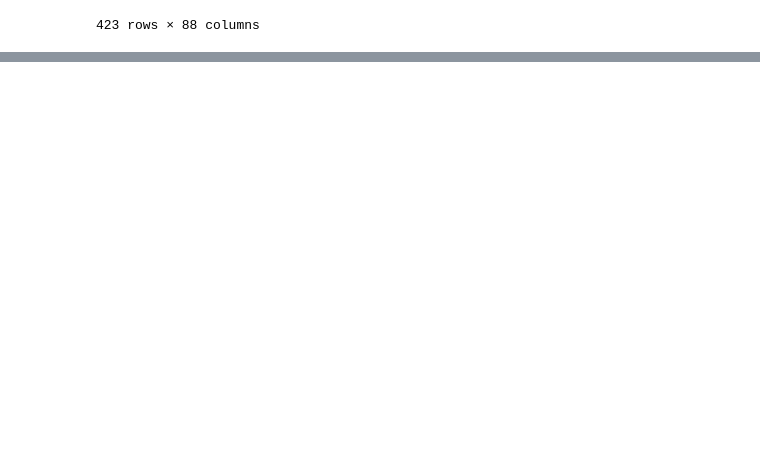
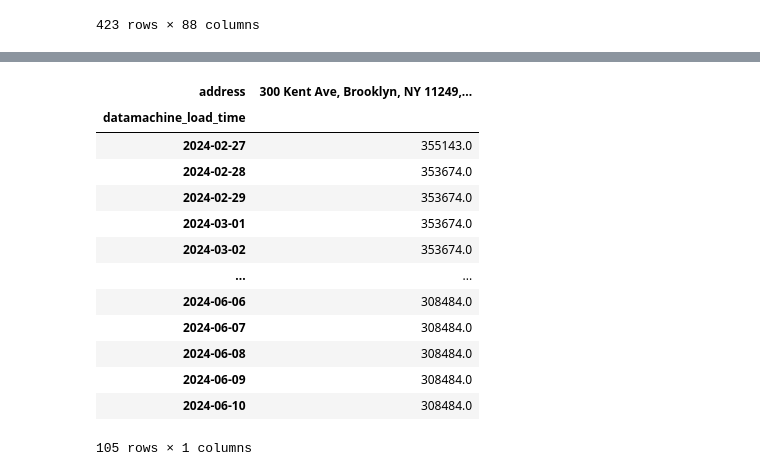
Before and after one commit to ericnolette/xlwings-customfunctions-azurefunctions, a Jupyter notebook: azure_functions_testing.ipynb, the cells around one changed output, grey strips where cells are left out. Cells and saved outputs as stored; diff of their text form; code cells hidden in the pictures; blank space fills up the shorter version.

```diff
--- a/azure_functions_testing.ipynb
+++ b/azure_functions_testing.ipynb
@@ -150,0 +152,20 @@ df.head(50).sort_values(by='diff_latest',ascending=True)
+# %%
+df_r = df.reset_index()
+# %%
+kent = df_r[df_r['address'] == '300 Kent Ave, Brooklyn, NY 11249, USA'].set_index('address').transpose()
+kent
+# %% [output]
+| address | 300 Kent Ave, Brooklyn, NY 11249,... |
+| datamachine_load_time |  |
+| 2024-02-27 | 355143.0 |
+| 2024-02-28 | 353674.0 |
+| 2024-02-29 | 353674.0 |
+| 2024-03-01 | 353674.0 |
+| 2024-03-02 | 353674.0 |
+| ... | ... |
+| 2024-06-06 | 308484.0 |
+| 2024-06-07 | 308484.0 |
+| 2024-06-08 | 308484.0 |
+| 2024-06-09 | 308484.0 |
+| 2024-06-10 | 308484.0 |
+105 rows × 1 columns
```
Also changed, not shown: parts of 5 cells of this notebook.
